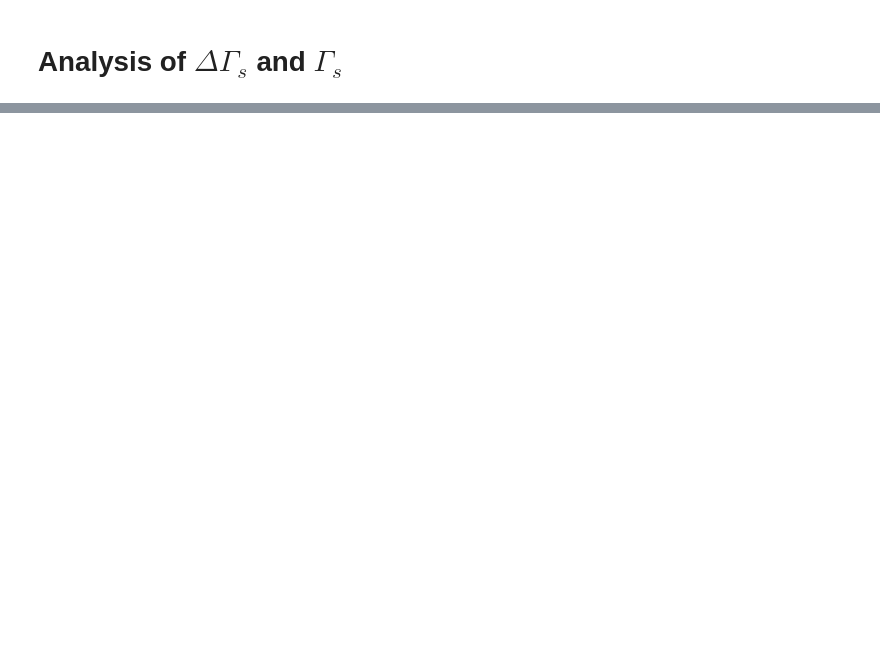
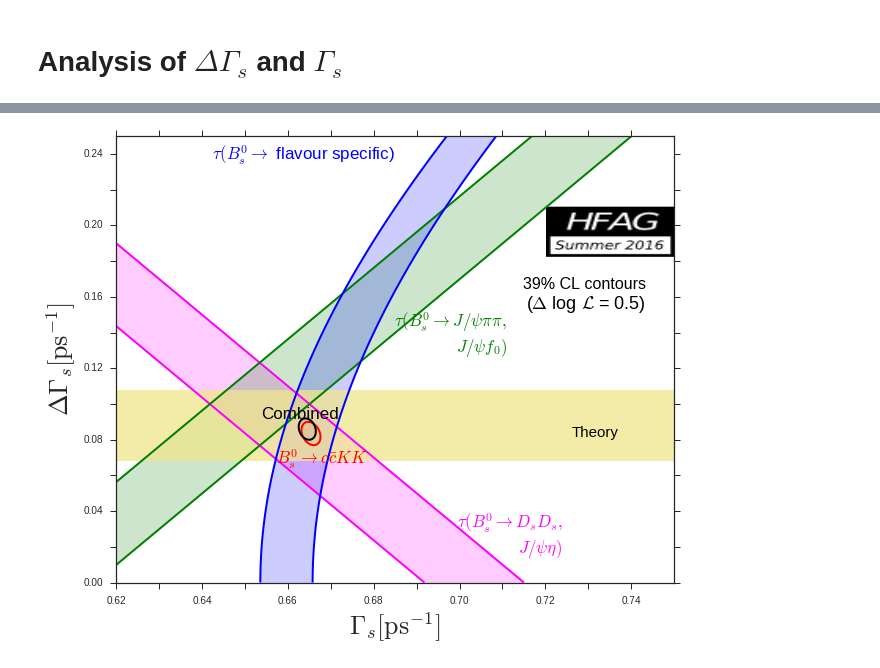
Before and after one commit to dgerstel/HFAG-Phis_vs_DGs_and_Gs_vs_DGs, a Jupyter notebook: Gs_DGs_Phis_worldSummer2016-v0.4.ipynb, the cells around one changed output, grey strips where cells are left out. Saved outputs shown, nothing was run; the diff lists cells and outputs as text; code cells hidden in the pictures; blank space fills up the shorter version.

Commit message:
Preliminary 2nd plot added

```diff
--- a/Gs_DGs_Phis_worldSummer2016-v0.4.ipynb
+++ b/Gs_DGs_Phis_worldSummer2016-v0.4.ipynb
@@ -411,0 +517,83 @@ dx, dy:  0.0015 0.04
+# %%
+# grid
+Gsmin, Gsmax, DGsmin, DGsmax = (0.62, 0.75, 0, 0.25)
+X = np.linspace(Gsmin, Gsmax, 1000)
+Y = np.linspace(DGsmin, DGsmax, 1000)
+X, Y = np.meshgrid(X, Y)
+
+# lists of colours, labels, experiment channels, coordinates of labels
+channels = [all_exps] #[["ATLAS"], ["D0"], ["CMS"], ["CDF"], all_exps, lhcb_channels]
+labels = [r"$B^{0}_{s}\rightarrow c\bar{c}KK$", "Combined",
+          r"$\tau(B^{0}_{s} \rightarrow D_{s} D_{s},$"+"\n"+r"$J/\psi \eta)$",
+          r"$\tau (B^{0}_{s} \rightarrow J/\psi \pi \pi,$"+"\n"+r"$J/\psi f_0)$",
+          r"$\tau(B^{0}_{s} \rightarrow$ flavour specific)"]
+
+coords = [(0.45, 0.25), (0.4, 0.36), (0.8, 0.05), (0.7, 0.5), (0.5, 0.93)]
+colors = ['red', 'Black', 'magenta', 'green', 'blue']
+
+# all p.d.f.'s to be displayed (-2 log computed for all except one already with -2 log)
+pdfs = [jointPDFGsDGs_allExps, totpdf_Gs_DGs, CP_even, CP_odd, flavour_specific]
+
+fig, ax = plt.subplots(1)
+
+# Draw contours
+for i in range(len(pdfs)):
+    lnL = -2 * np.log(pdfs[i](X, Y))
+    dlnL = lnL - np.min(lnL)
+    ## contour 1 <-> 39% confidence interval on 2 delta log likelihood
+    ## filled in contours and then edge contours (for pretty display)
+    plt.contourf(X, Y, dlnL, levels=[0, 1.], alpha=0.2, colors=colors[i])
+    plt.contour(X, Y, dlnL, levels=[0, 1.], alpha=1, colors=colors[i], linewidths=2)
+    plt.text(coords[i][0], coords[i][1], labels[i], verticalalignment='bottom', horizontalalignment='right',
+        transform=ax.transAxes, color=colors[i], fontsize=17)
+
+
+# SM prediction
+dGs_SM, dGs_err_SM = 0.088, 0.020  # ps^-1
+left_bottom = (Gsmin, dGs_SM - dGs_err_SM)
+width = Gsmax - Gsmin
+height = 2 * dGs_err_SM
+cosmetics = {'linewidth':1, 'edgecolor':'none', 'facecolor':'khaki',
+             'alpha':0.75}
+rec = patches.Rectangle(left_bottom, width=width, height=height, **cosmetics)
+
+# Add the rectangle to the axes
+ax.add_patch(rec)
+plt.text(0.9, 0.32, s="Theory", verticalalignment='bottom', horizontalalignment='right',
+    transform=ax.transAxes, color='k', fontsize=15)
+
+# Add plot description
+plt.text(0.95, 0.65, "39% CL contours", verticalalignment='bottom', horizontalalignment='right',
+    transform=ax.transAxes, color='k', fontsize=16)
+plt.text(0.95, 0.60, r"($\Delta$ log $\mathcal{L}$ = 0.5)", verticalalignment='bottom', horizontalalignment='right',
+    transform=ax.transAxes, color='k', fontsize=18)
+
+# Add HFAG logo
+import matplotlib.image as image
+im = image.imread("hfag_logo_Summer2016.png")
+# logo positioning (making sure height/width ratio is preserved)
+print np.shape(im)
+height, width, _ = np.shape(im)
+xmin, xmax, ymax = (0.72, 0.75, 0.21)
+ymin = ymax - float(height) / width * (xmax - xmin) * 12./8
+ax.imshow(im, aspect='auto', extent=(xmin, xmax, ymin, ymax), zorder=-1)
+
+print "ratio: ", (ymax-ymin) / (xmax-xmin)
+print "... = ", 51. / 82
+# Display ranges and axes ticks; axes titles
+plt.axis([Gsmin, Gsmax, DGsmin, DGsmax])
+plt.xticks(np.arange(Gsmin, Gsmax, .01))
+plt.yticks(np.arange(DGsmin, DGsmax, .02))
+# hide every other tick-label
+for label in ax.get_xticklabels()[1::2]:
+    label.set_visible(False)
+for label in ax.get_yticklabels()[1::2]:
+    label.set_visible(False)
+# Axes settings and labels
+ax.set_autoscale_on(False)
+plt.xlabel(r'$\Gamma_{s}[\mathrm{ps}^{-1}]$', fontsize=26)
+plt.ylabel(r'$\Delta \Gamma_{s}[\mathrm{ps}^{-1}]$', fontsize=26)
+
+# # plt.show()
+pylab.savefig('Gs_vs_DGs_ticks.png')
+# %% [output]
@@ -411,0 +603 @@ dx, dy:  0.0015 0.04
+[figure, added]
```
Also changed, not shown: parts of 15 cells of this notebook.
